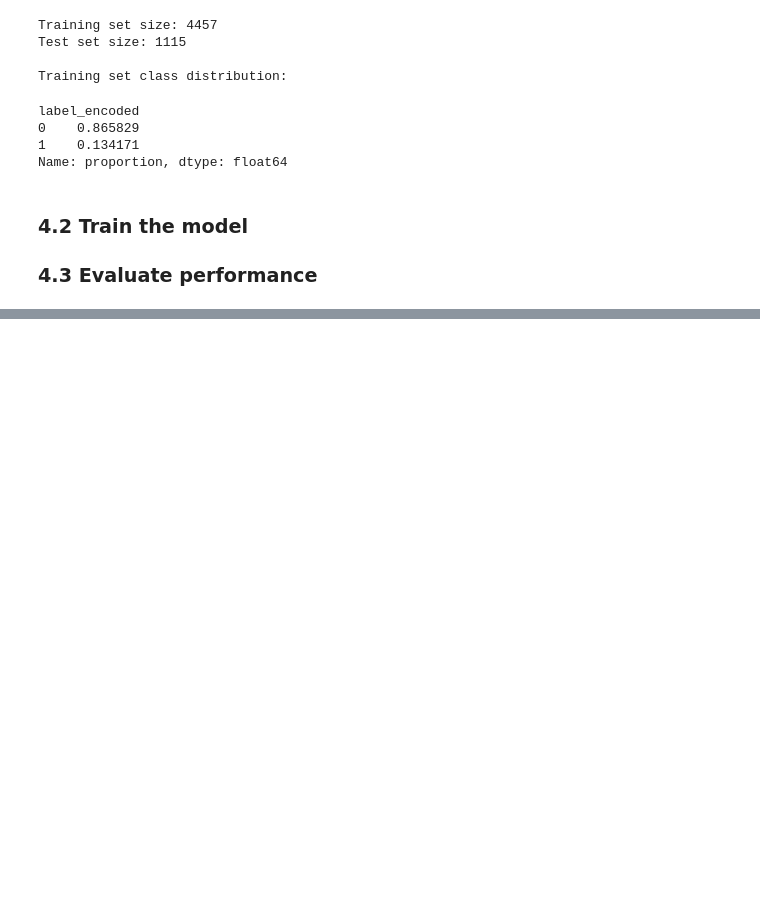
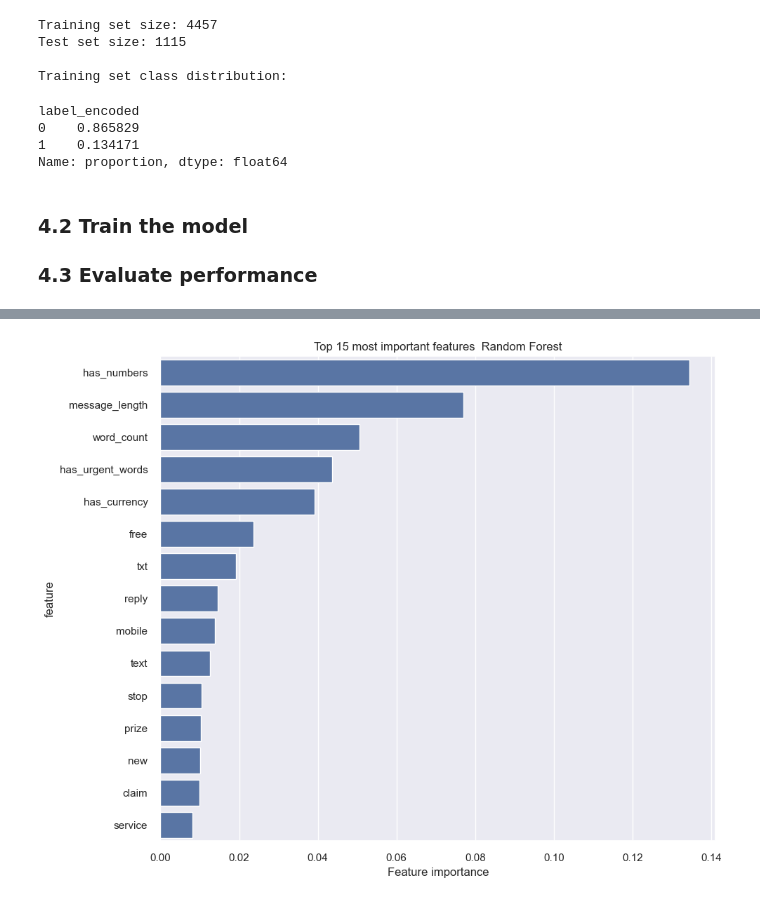
Before and after one commit to albertokabore/ml-04-Midterm-Project-Classification-Analysis, a Jupyter notebook: Albertkabore_ml.ipynb, the cells around one changed output, grey strips where cells are left out. Cells and saved outputs as stored; diff of their text form; code cells hidden in the pictures; blank space fills up the shorter version.

```diff
--- a/Albertkabore_ml.ipynb
+++ b/Albertkabore_ml.ipynb
@@ -500,0 +614,10 @@ weighted avg       0.98      0.98      0.98      1115
+# %%
+plt.figure(figsize=(10, 8))
+top_features = feature_importance_df.head(15)
+sns.barplot(x="importance", y="feature", data=top_features)
+plt.title("Top 15 most important features  Random Forest")
+plt.xlabel("Feature importance")
+plt.tight_layout()
+plt.show()
+# %% [output]
+[figure, added]
```
Also changed, not shown: parts of 16 cells of this notebook.
